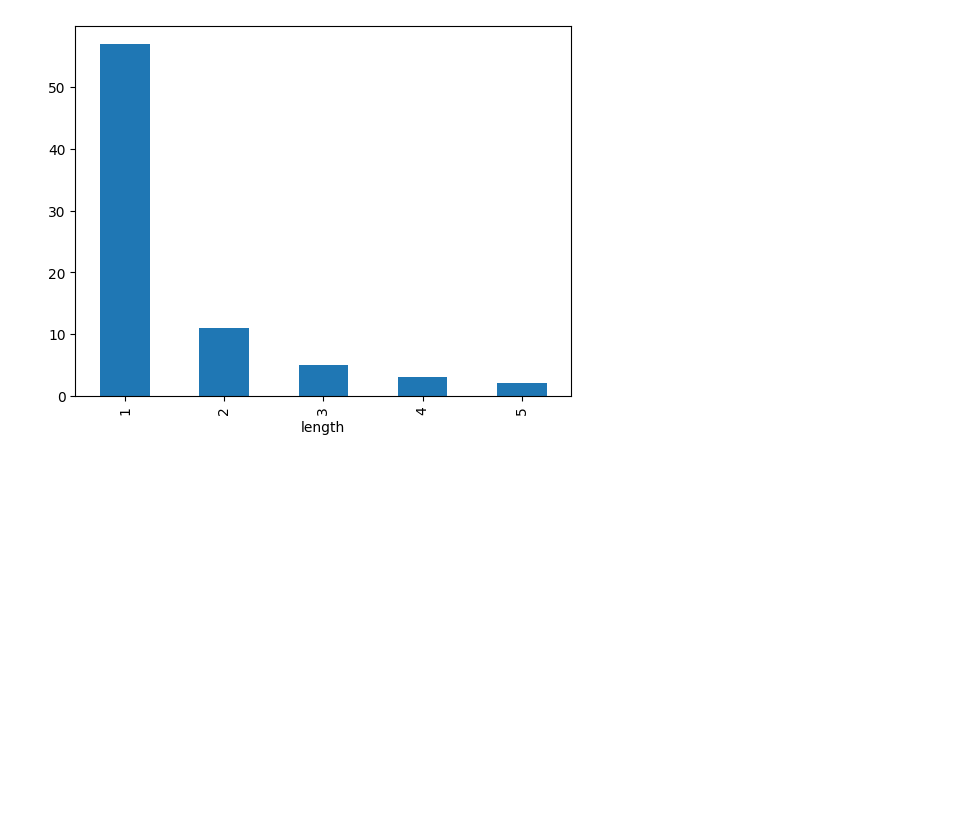
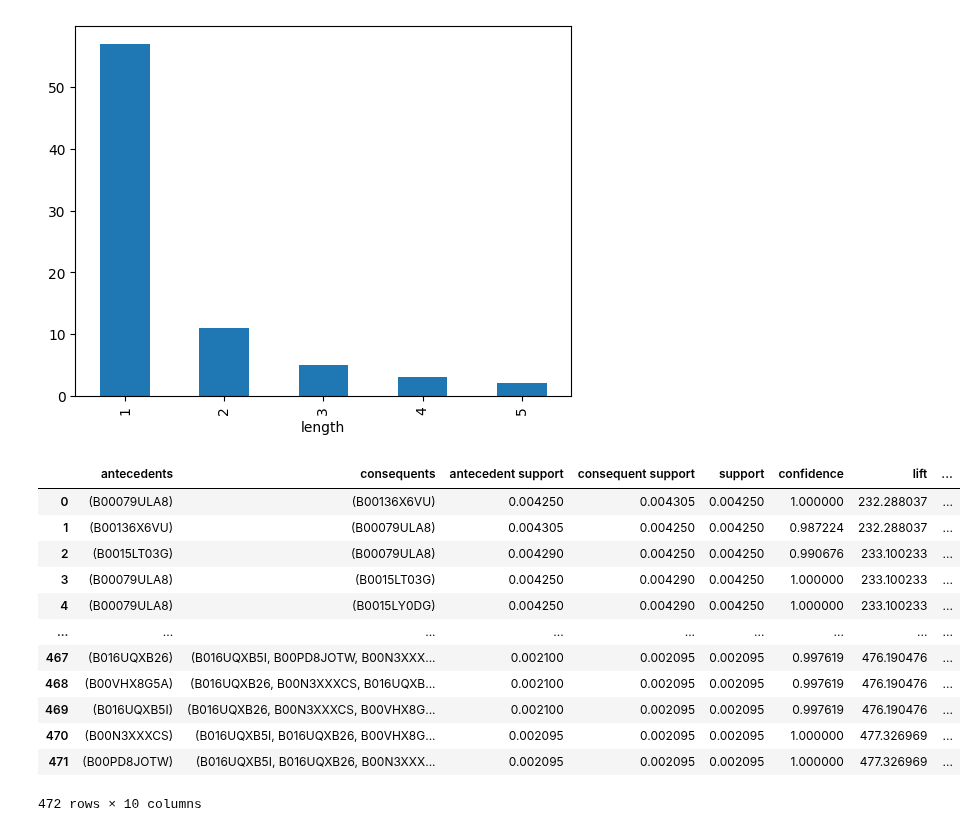
Before and after one commit to ElouanV/amazon_eda, a Jupyter notebook: notebooks/simple_pattern_mining.ipynb, the cells around one changed output. Cells and saved outputs as stored; diff of their text form; code cells hidden in the pictures; blank space fills up the shorter version.

```diff
--- a/notebooks/simple_pattern_mining.ipynb
+++ b/notebooks/simple_pattern_mining.ipynb
@@ -105,0 +87,10 @@ frequent_itemsets
+# %%
+# Time the apriori algorithm
+import time
+start = time.time()
+frequent_itemsets = apriori(df_transactions, min_support=0.002, use_colnames=True)
+end = time.time()
+print(f'Apriori took {end - start} seconds')
+# Save frequent itemsets as frequent_itemsets_apriori.csv
+frequent_itemsets.to_csv(f'{DATA_DIR}/frequent_itemsets_apriori.csv', index=False)
+frequent_itemsets
@@ -156,3 +161,18 @@ patterns = create_and_fit_lcm(df, supp_ratio=0.002)
 # %%
 # Extract association rules from the dataframe
 rules = association_rules(frequent_itemsets, metric="confidence", min_threshold=0.5)
+rules
+# %% [output]
+|  | antecedents | consequents | antecedent support | consequent support | support | confidence | lift | ... |
+| 0 | (B00079ULA8) | (B00136X6VU) | 0.004250 | 0.004305 | 0.004250 | 1.000000 | 232.288037 | ... |
+| 1 | (B00136X6VU) | (B00079ULA8) | 0.004305 | 0.004250 | 0.004250 | 0.987224 | 232.288037 | ... |
+| 2 | (B0015LT03G) | (B00079ULA8) | 0.004290 | 0.004250 | 0.004250 | 0.990676 | 233.100233 | ... |
+| 3 | (B00079ULA8) | (B0015LT03G) | 0.004250 | 0.004290 | 0.004250 | 1.000000 | 233.100233 | ... |
+| 4 | (B00079ULA8) | (B0015LY0DG) | 0.004250 | 0.004290 | 0.004250 | 1.000000 | 233.100233 | ... |
+| ... | ... | ... | ... | ... | ... | ... | ... | ... |
+| 467 | (B016UQXB26) | (B016UQXB5I, B00PD8JOTW, B00N3XXX... | 0.002100 | 0.002095 | 0.002095 | 0.997619 | 476.190476 | ... |
+| 468 | (B00VHX8G5A) | (B016UQXB26, B00N3XXXCS, B016UQXB... | 0.002100 | 0.002095 | 0.002095 | 0.997619 | 476.190476 | ... |
+| 469 | (B016UQXB5I) | (B016UQXB26, B00N3XXXCS, B00VHX8G... | 0.002100 | 0.002095 | 0.002095 | 0.997619 | 476.190476 | ... |
+| 470 | (B00N3XXXCS) | (B016UQXB5I, B016UQXB26, B00VHX8G... | 0.002095 | 0.002095 | 0.002095 | 1.000000 | 477.326969 | ... |
+| 471 | (B00PD8JOTW) | (B016UQXB5I, B016UQXB26, B00N3XXX... | 0.002095 | 0.002095 | 0.002095 | 1.000000 | 477.326969 | ... |
+472 rows × 10 columns
```
Also changed, not shown: parts of 16 cells of this notebook, 5 other files.
